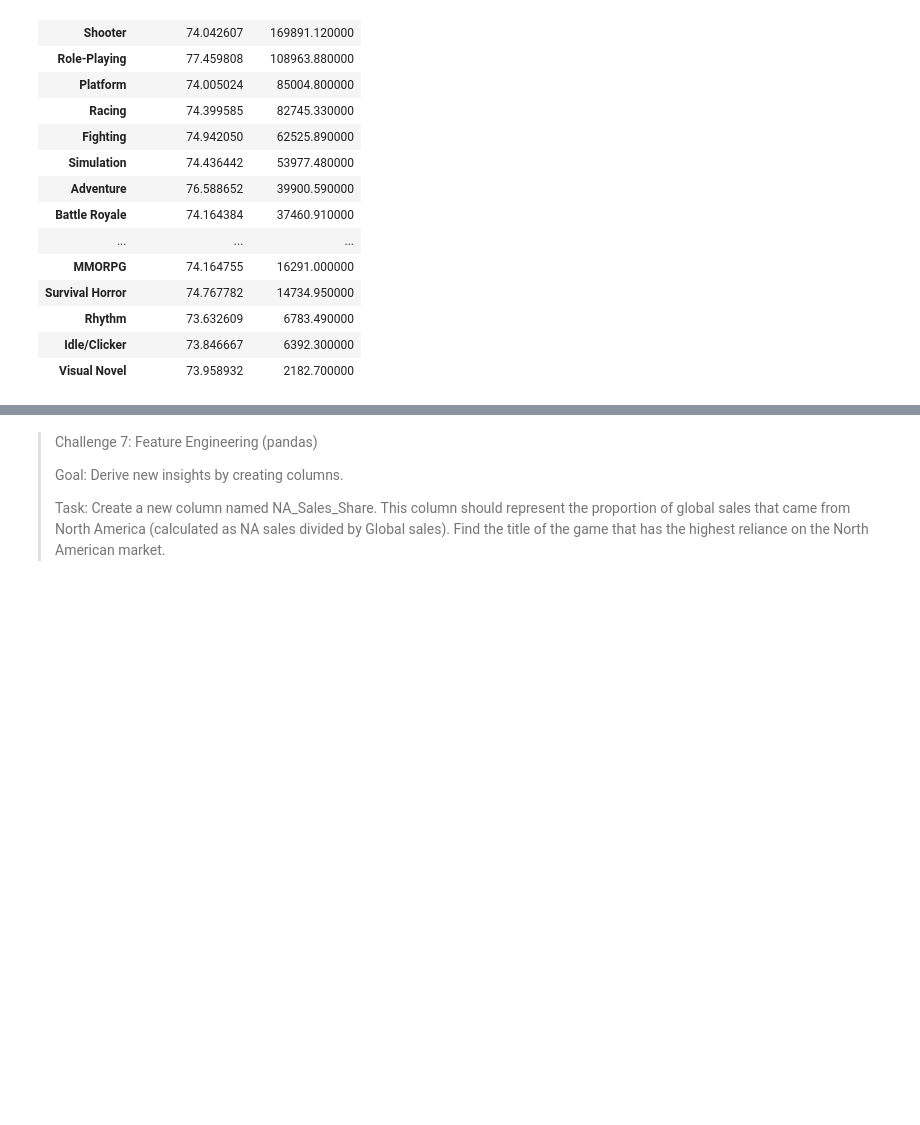
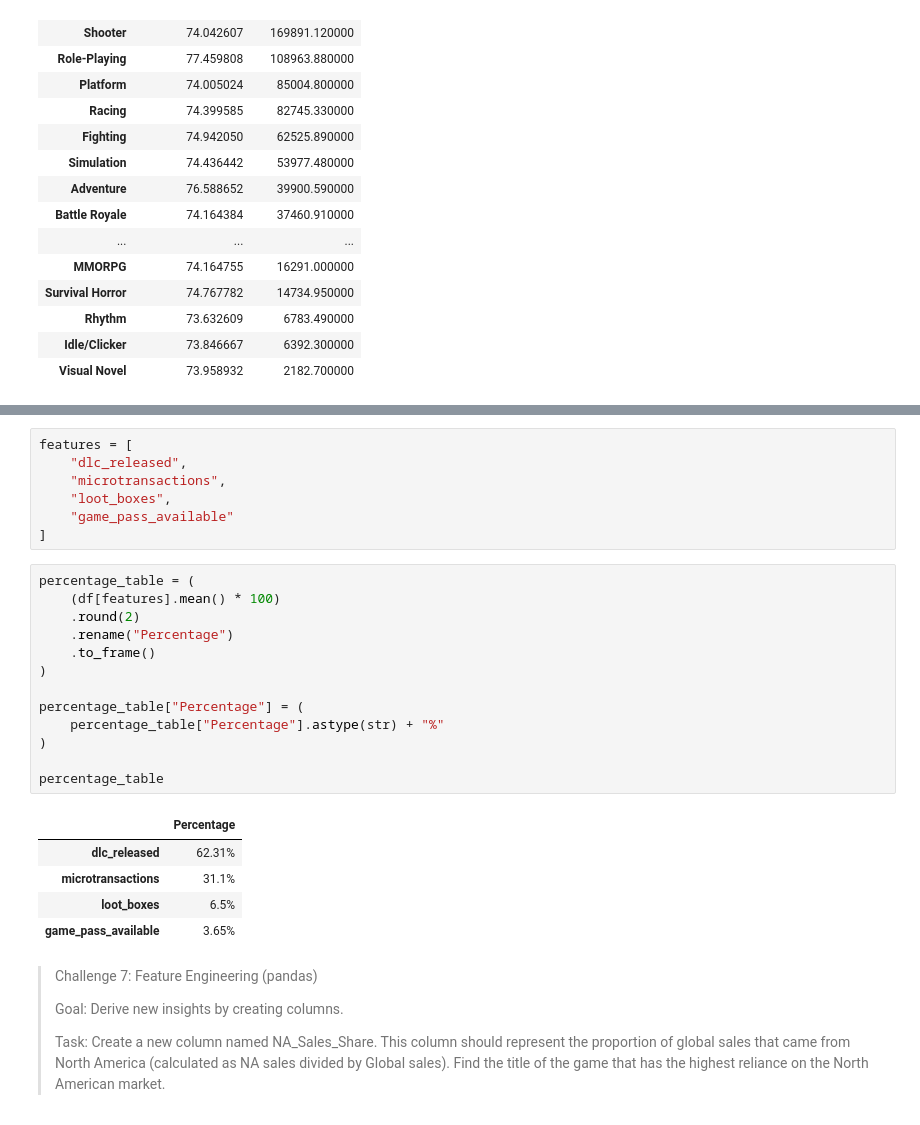
Before and after one commit to SalmaAllam8/Videogames-data-analysis-using-mysql-findings-and-insights-, a Jupyter notebook: notebook_analysis.ipynb, the cells around one changed output, grey strips where cells are left out. Saved outputs shown, nothing was run; the diff lists cells and outputs as text; blank space fills up the shorter version.

```diff
--- a/notebook_analysis.ipynb
+++ b/notebook_analysis.ipynb
@@ -314,3 +310,29 @@ df['microtransactions'].value_counts(normalize=True) * 100
+# %%
+features = [
+    "dlc_released",
+    "microtransactions",
+    "loot_boxes",
+    "game_pass_available"
+]
+# %%
+percentage_table = (
+    (df[features].mean() * 100)
+    .round(2)
+    .rename("Percentage")
+    .to_frame()
+)
+
+percentage_table["Percentage"] = (
+    percentage_table["Percentage"].astype(str) + "%"
+)
+
+percentage_table
+# %% [output]
+|  | Percentage |
+| dlc_released | 62.31% |
+| microtransactions | 31.1% |
+| loot_boxes | 6.5% |
+| game_pass_available | 3.65% |
 # %% [markdown]
 
 >  Challenge 7: Feature Engineering (pandas)
```
Also changed, not shown: parts of 5 cells of this notebook.
